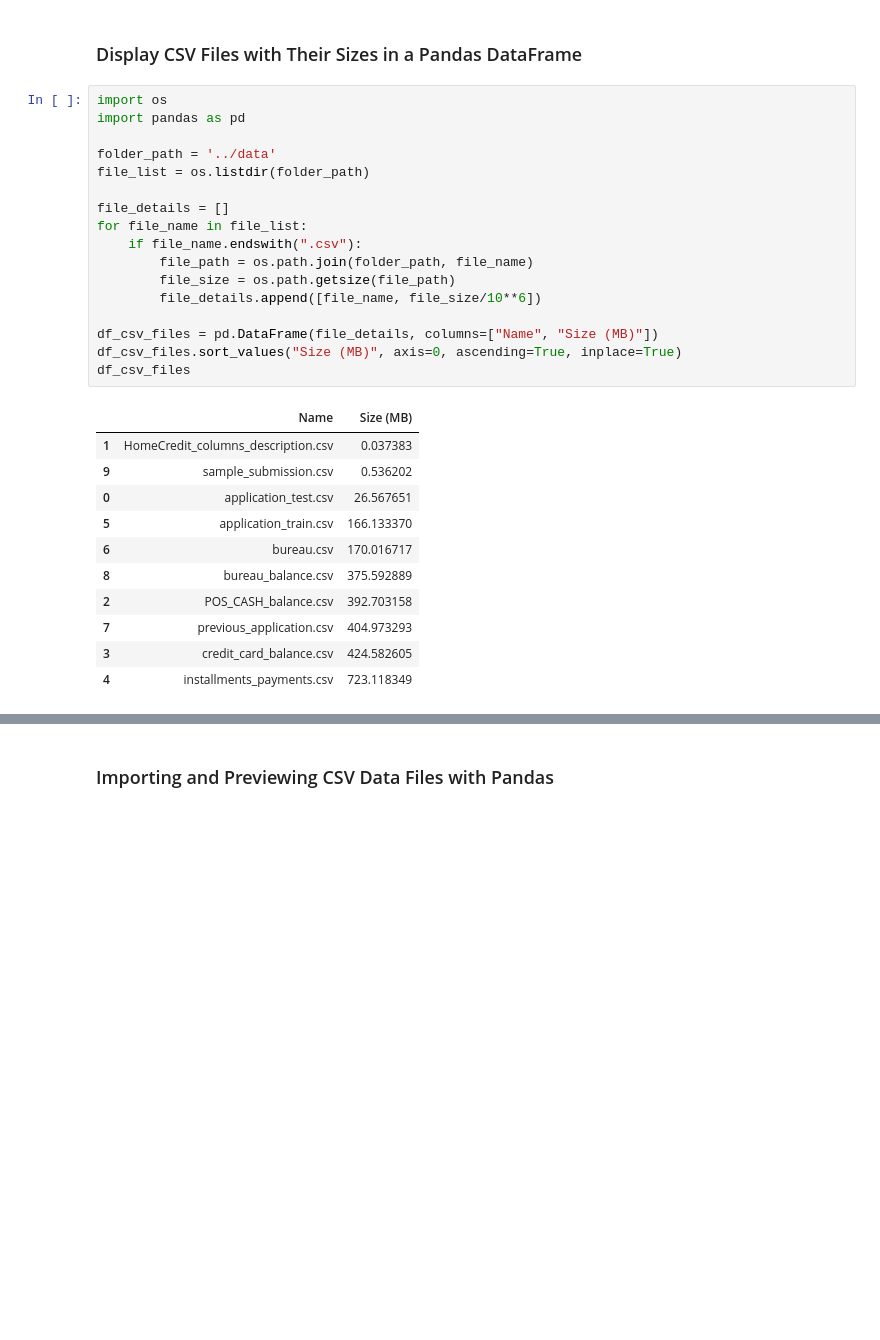
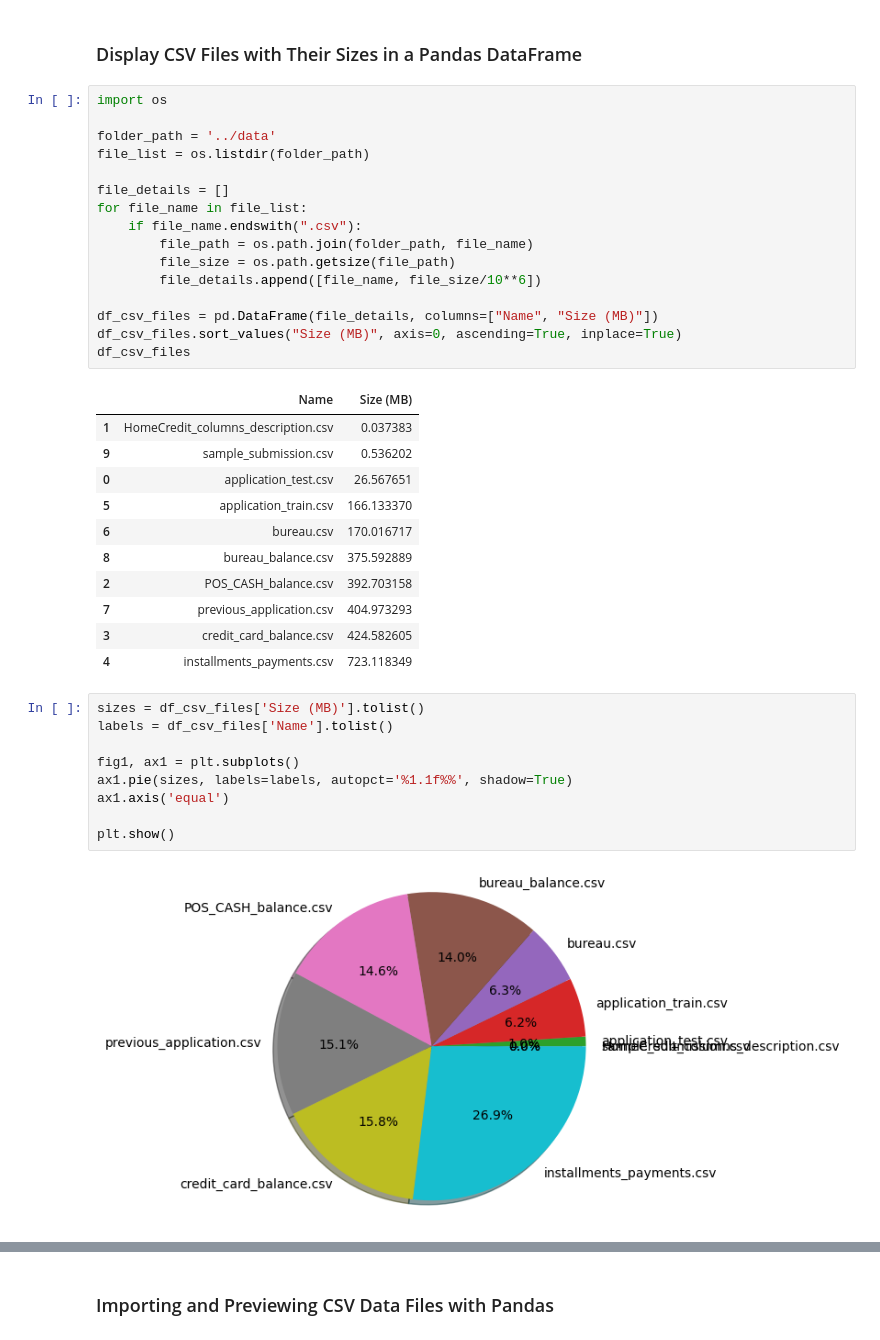
Before and after one commit to nasr-edine/Building_Credit_Scoring_Model_using_ML, a Jupyter notebook: notebooks/intro.ipynb, the cells around one changed output, grey strips where cells are left out. Cells and saved outputs as stored; diff of their text form; blank space fills up the shorter version.

```diff
--- a/notebooks/intro.ipynb
+++ b/notebooks/intro.ipynb
@@ -93,7 +93,6 @@ import seaborn as sns
 ### Display CSV Files with Their Sizes in a Pandas DataFrame
 # %%
 import os
-import pandas as pd
 
 folder_path = '../data'
 file_list = os.listdir(folder_path)
@@ -120,3 +119,14 @@ df_csv_files
 | 7 | previous_application.csv | 404.973293 |
 | 3 | credit_card_balance.csv | 424.582605 |
 | 4 | installments_payments.csv | 723.118349 |
+# %%
+sizes = df_csv_files['Size (MB)'].tolist()
+labels = df_csv_files['Name'].tolist()
+
+fig1, ax1 = plt.subplots()
+ax1.pie(sizes, labels=labels, autopct='%1.1f%%', shadow=True)
+ax1.axis('equal')
+
+plt.show()
+# %% [output]
+[figure, added]
```
Also changed, not shown: parts of 41 cells of this notebook, 7 other files.
